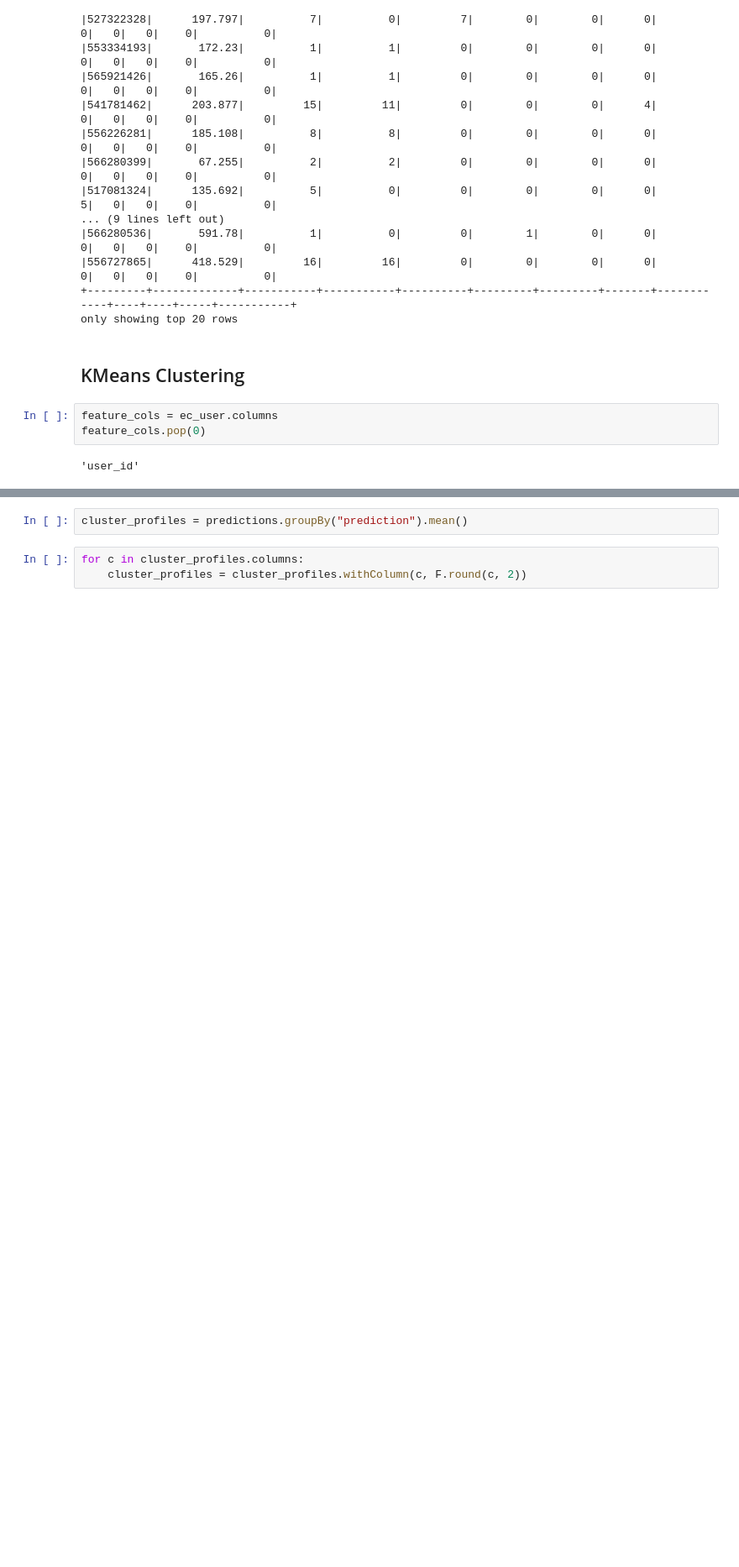
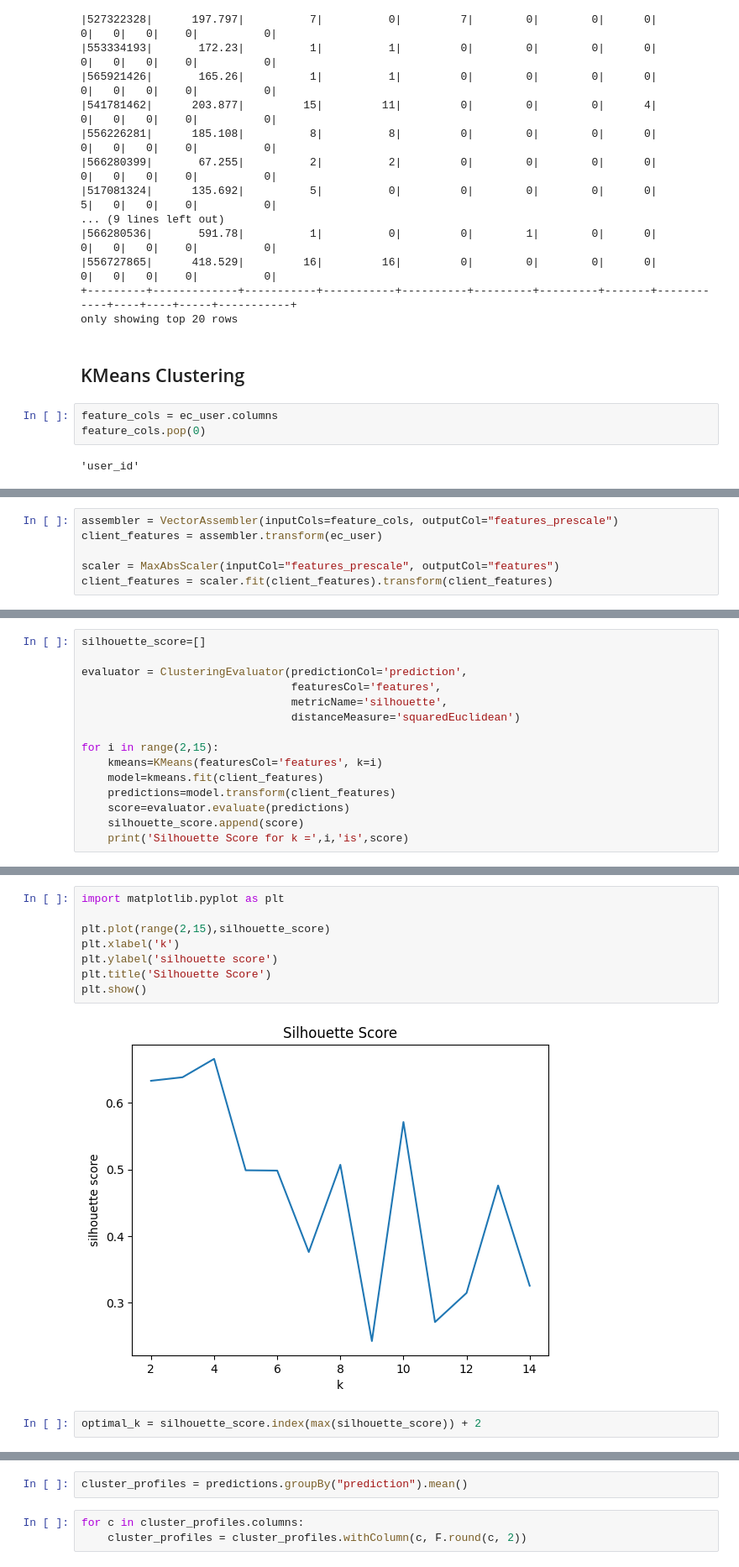
Before and after one commit to GothamAnalytics-7/PMBD, a Jupyter notebook: notebooks/3-UserClustering.ipynb, the cells around one changed output, grey strips where cells are left out. Shown at 84% size. Saved outputs shown, nothing was run; the diff lists cells and outputs as text; blank space fills up the shorter version.

Commit message:
kmeans 2 a 15 com silhouette

```diff
--- a/notebooks/3-UserClustering.ipynb
+++ b/notebooks/3-UserClustering.ipynb
@@ -72,0 +70,6 @@ client_features = assembler.transform(ec_user)
+# %%
+assembler = VectorAssembler(inputCols=feature_cols, outputCol="features_prescale")
+client_features = assembler.transform(ec_user)
+
+scaler = MaxAbsScaler(inputCol="features_prescale", outputCol="features")
+client_features = scaler.fit(client_features).transform(client_features)
@@ -72,0 +99,15 @@ client_features = assembler.transform(ec_user)
+# %%
+silhouette_score=[]
+
+evaluator = ClusteringEvaluator(predictionCol='prediction',
+                                featuresCol='features',
+                                metricName='silhouette',
+                                distanceMeasure='squaredEuclidean')
+
+for i in range(2,15):
+    kmeans=KMeans(featuresCol='features', k=i)
+    model=kmeans.fit(client_features)
+    predictions=model.transform(client_features)
+    score=evaluator.evaluate(predictions)
+    silhouette_score.append(score)
+    print('Silhouette Score for k =',i,'is',score)
@@ -73 +128,13 @@ client_features = assembler.transform(ec_user)
+# %%
+import matplotlib.pyplot as plt
+
+plt.plot(range(2,15),silhouette_score)
+plt.xlabel('k')
+plt.ylabel('silhouette score')
+plt.title('Silhouette Score')
+plt.show()
+# %% [output]
+[figure, added]
+# %%
+optimal_k = silhouette_score.index(max(silhouette_score)) + 2
 # %%
```
Also changed, not shown: parts of 7 cells of this notebook, 1 other file.
